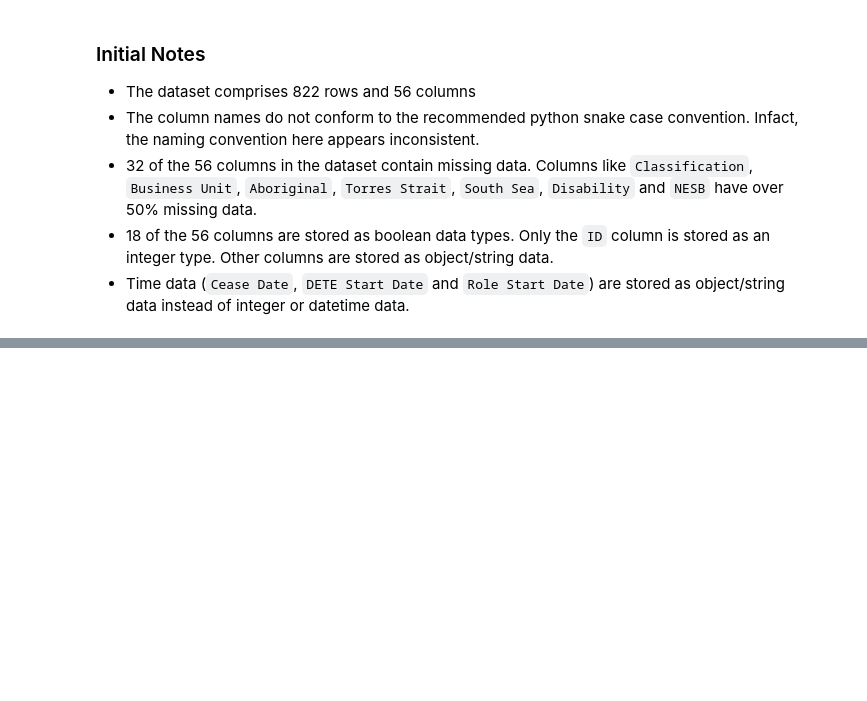
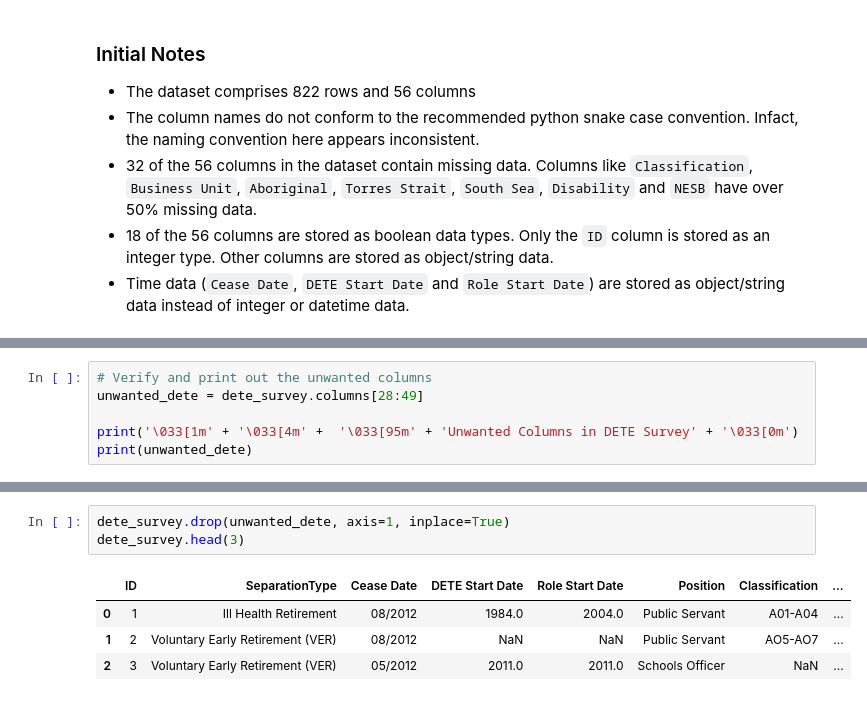
Before and after one commit to Lippins/Employee_exit_surveys, a Jupyter notebook: notebook.ipynb, the cells around one changed output, grey strips where cells are left out. Drawn from its saved outputs; the diff is of its cells as text; blank space fills up the shorter version.

```diff
--- a/notebook.ipynb
+++ b/notebook.ipynb
@@ -160,0 +219,6 @@ memory usage: 395.0+ KB
+# %%
+# Verify and print out the unwanted columns
+unwanted_dete = dete_survey.columns[28:49]
+
+print('\033[1m' + '\033[4m' +  '\033[95m' + 'Unwanted Columns in DETE Survey' + '\033[0m')
+print(unwanted_dete)
@@ -160,0 +235,8 @@ memory usage: 395.0+ KB
+# %%
+dete_survey.drop(unwanted_dete, axis=1, inplace=True)
+dete_survey.head(3)
+# %% [output]
+|  | ID | SeparationType | Cease Date | DETE Start Date | Role Start Date | Position | Classification | ... |
+| 0 | 1 | Ill Health Retirement | 08/2012 | 1984.0 | 2004.0 | Public Servant | A01-A04 | ... |
+| 1 | 2 | Voluntary Early Retirement (VER) | 08/2012 | NaN | NaN | Public Servant | AO5-AO7 | ... |
+| 2 | 3 | Voluntary Early Retirement (VER) | 05/2012 | 2011.0 | 2011.0 | Schools Officer | NaN | ... |
```
Also changed, not shown: parts of 26 cells of this notebook.
